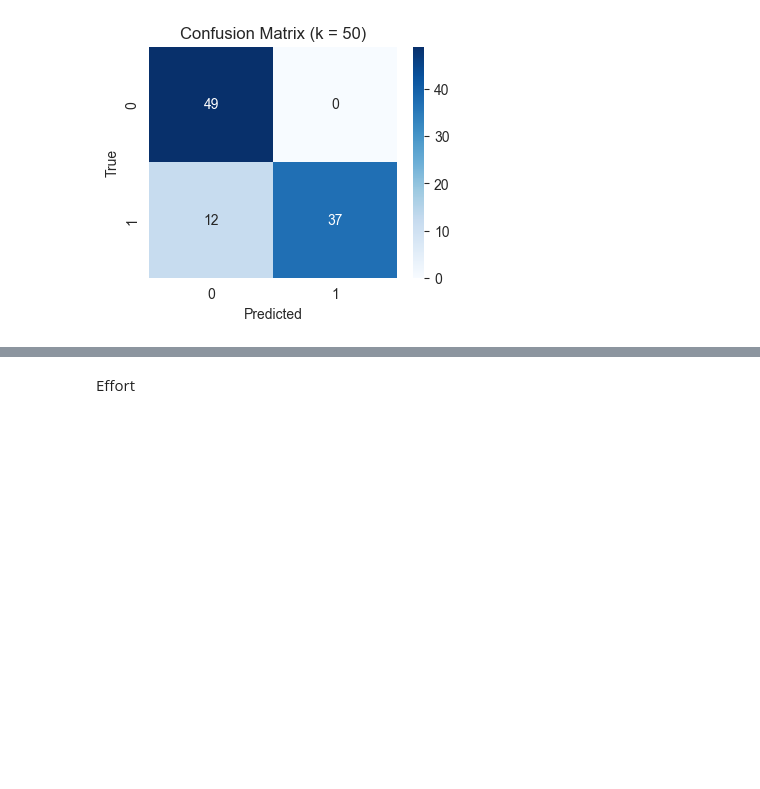
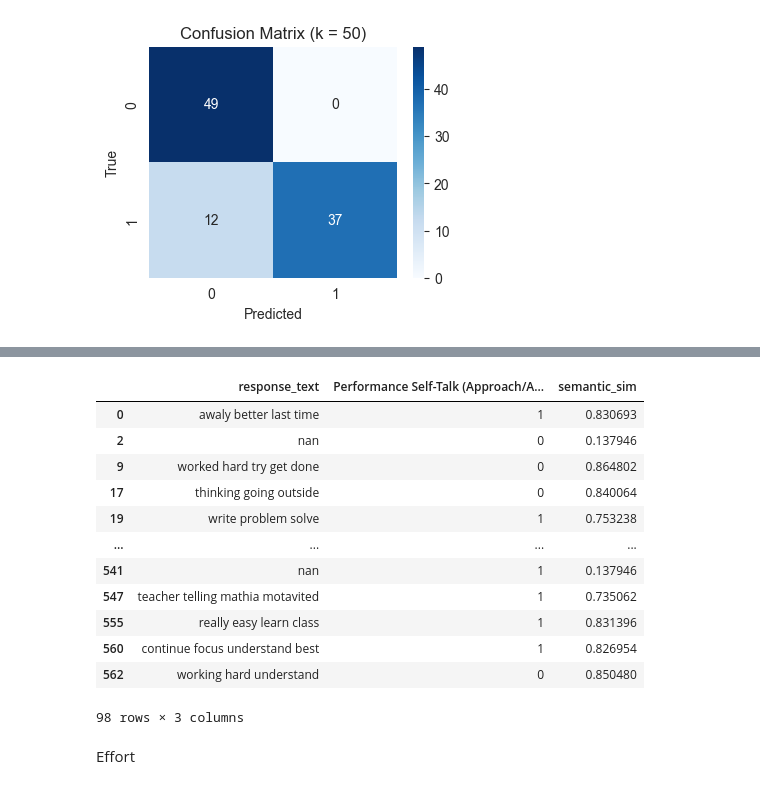
Before and after one commit to YBao7/NLP_Project, a Jupyter notebook: Assignment code.ipynb, the cells around one changed output, grey strips where cells are left out. Drawn from its saved outputs; the diff is of its cells as text; code cells hidden in the pictures; blank space fills up the shorter version.

```diff
--- a/Assignment code.ipynb
+++ b/Assignment code.ipynb
@@ -150,12 +137,18 @@ tokenized_docs = [
     [lemmatizer.lemmatize(word.lower()) for word in gensim.utils.tokenize(doc)
      if word.lower() not in stop_words and word.isalpha()]
     for doc in text_df.input
-    if len([word for word in gensim.utils.tokenize(doc) if word.lower() not in stop_words and word.isalpha()]) > 0
+    #if len([word for word in gensim.utils.tokenize(doc) if word.lower() not in stop_words and word.isalpha()]) > 0
 ]
 
 # Create filtered_docs: Only keep non-empty documents
 filtered_docs = [doc for doc in tokenized_docs if len(doc) > 0]
 
+# Now, map the cleaned tokens back to your dataframe
+text_df_filtered["cleaned_input"] = [' '.join(doc) for doc in filtered_docs]
+
 # Filter text_df to remove rows that correspond to empty tokenized documents
 # Ensure that text_df_filtered matches filtered_docs in length
-text_df_filtered = text_df.iloc[:len(filtered_docs)].reset_index(drop=True)
+#text_df_filtered = text_df.iloc[:len(filtered_docs)].reset_index(drop=True)
+
+# If you want to check if stop words have been removed, print the first few rows:
+#print(text_df_filtered[["input", "cleaned_input"]].head())
@@ -498,30 +478,23 @@ anchor_doc = nlp(" ".join(top50_pos))
 # 2. Get response texts aligned with valid_idx
 # ---------------------------
 
-TEXT_COL = "input"  # change to your actual text column name
+TEXT_COL = "cleaned_input"  # change to your actual text column name
 response_texts = text_df_filtered.loc[valid_idx, TEXT_COL].astype(str)
 
 # -----------------------------------
-# 2. Function: internal sentence-pair similarity
+# 2. Function: internal similarity to anchor_doc
 # -----------------------------------
 
-def get_internal_similarity(text):
+def get_similarity_to_anchor(text, anchor_doc):
+    if not text.strip():  # Skip empty or whitespace-only text
+        return np.nan  # Return NaN for invalid responses
+
     doc = nlp(text)
-    sents = list(doc.sents)
 
-    # If only 1 sentence, similarity = 0 (or np.nan)
-    if len(sents) < 2:
-        return np.nan
+    # Compute the similarity between the anchor document and the response text
+    similarity_score = doc.similarity(anchor_doc)
 
-    similarities = []
-
-    # compare ALL pairs: (0,1), (0,2), (1,2), (1,3), ...
-    for s1, s2 in combinations(sents, 2):
-        sim = s1.similarity(s2)
-        similarities.append(sim)
-
-    # return mean similarity of all sentence pairs
-    return np.mean(similarities)
+    return similarity_score
 
 # -----------------------------------
 # 3. Compute similarity for each response
@@ -529,7 +502,7 @@ def get_internal_similarity(text):
 
 semantic_scores = []
 for txt in response_texts:
-    sim = get_internal_similarity(txt)
+    sim = get_similarity_to_anchor(txt, anchor_doc)
     semantic_scores.append(sim)
 
 # ---------------------------
@@ -864,3 +837,19 @@ Mean(sim_1) = 0.1522, Mean(sim_0) = 0.1889
+# %%
+results_bal
+# %% [output]
+|  | response_text | Performance Self-Talk (Approach/A... | semantic_sim |
+| 0 | awaly better last time | 1 | 0.830693 |
+| 2 | nan | 0 | 0.137946 |
+| 9 | worked hard try get done | 0 | 0.864802 |
+| 17 | thinking going outside | 0 | 0.840064 |
+| 19 | write problem solve | 1 | 0.753238 |
+| ... | ... | ... | ... |
+| 541 | nan | 1 | 0.137946 |
+| 547 | teacher telling mathia motavited | 1 | 0.735062 |
+| 555 | really easy learn class | 1 | 0.831396 |
+| 560 | continue focus understand best | 1 | 0.826954 |
+| 562 | working hard understand | 0 | 0.850480 |
+98 rows × 3 columns
 # %% [markdown]
 Effort
 # %%
```
Also changed, not shown: parts of 9 cells of this notebook.
